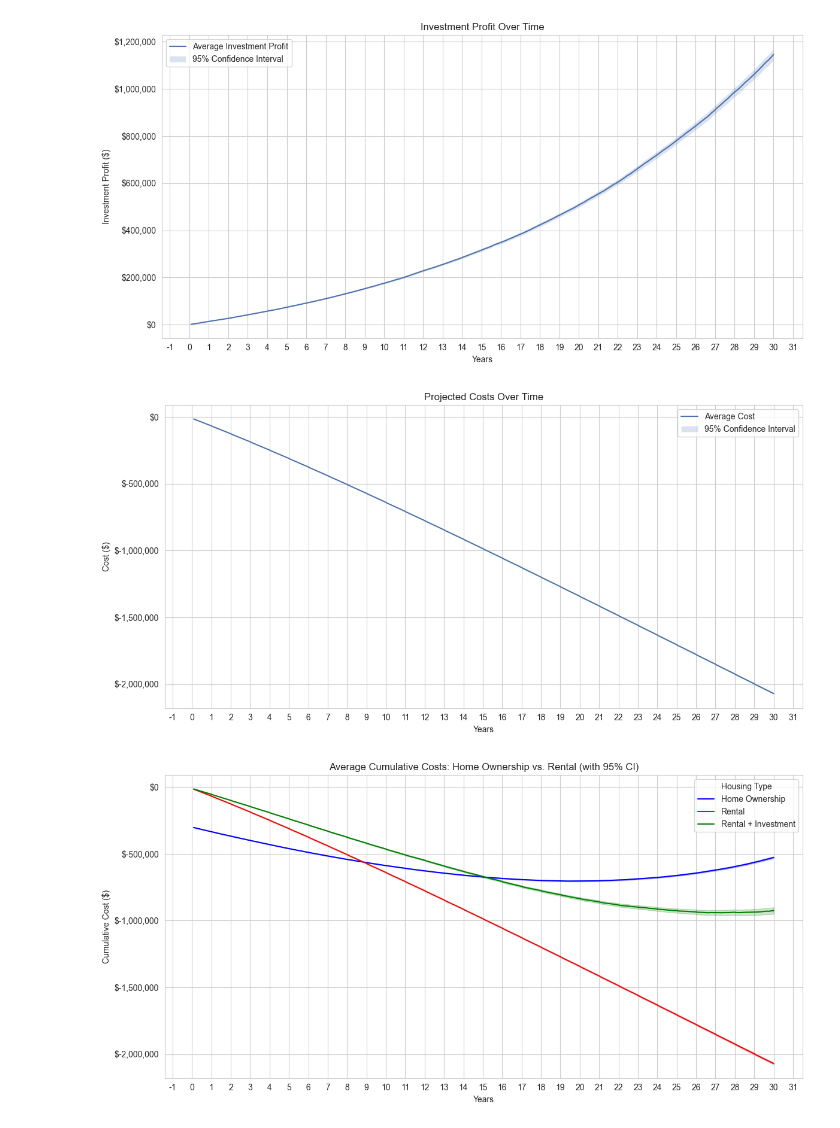
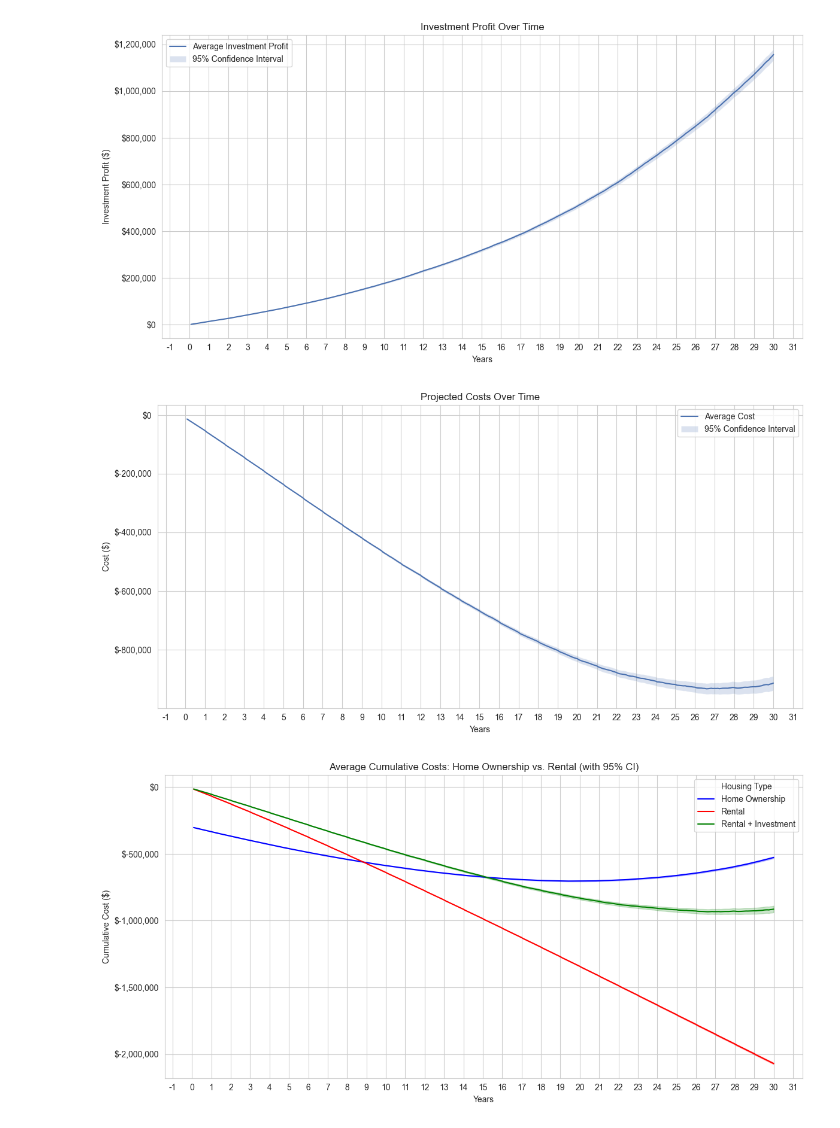
Before and after one commit to jcreinhold/nyc-home-cost-calculator, a Jupyter notebook: notebooks/example.ipynb, the cells around one changed output. Drawn from its saved outputs; the diff is of its cells as text; code cells hidden in the pictures.

```diff
--- a/notebooks/example.ipynb
+++ b/notebooks/example.ipynb
@@ -123,11 +123,11 @@ investment_results.export_to_excel("investment-costs.xlsx")
 # %%
 # Combine the rent results and investment results to compare with home ownership with rent + investment.
 rent_and_invest_results = rent_results + investment_results
 
 # Plot the results
-rent_results.plot()
+rent_and_invest_results.plot()
 # %% [output]
-[figure, old version]
+[figure, new version]
 # %%
 # Prepare data for plotting
 years = np.array(list(range(1, (12 * 30) + 1))) / 12
```
Also changed, not shown: parts of 1 cell of this notebook, 3 other files.
